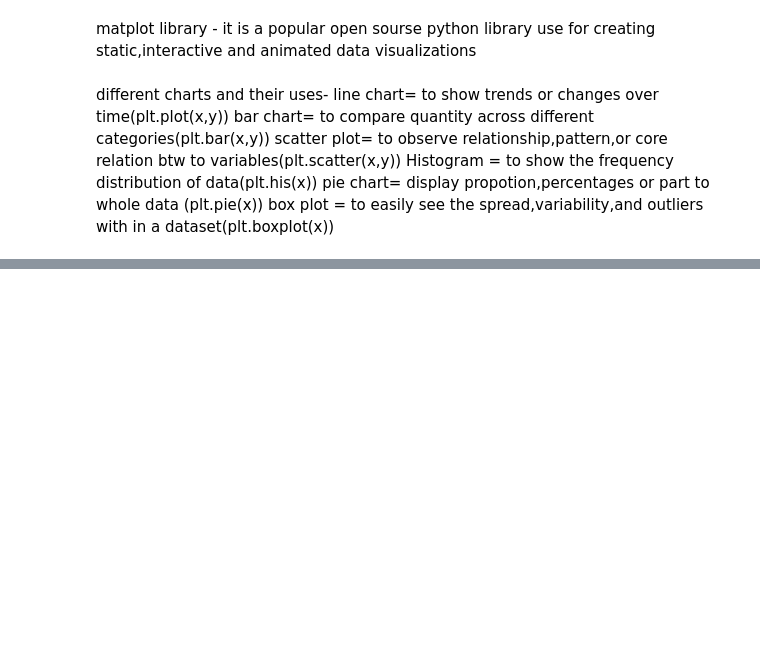
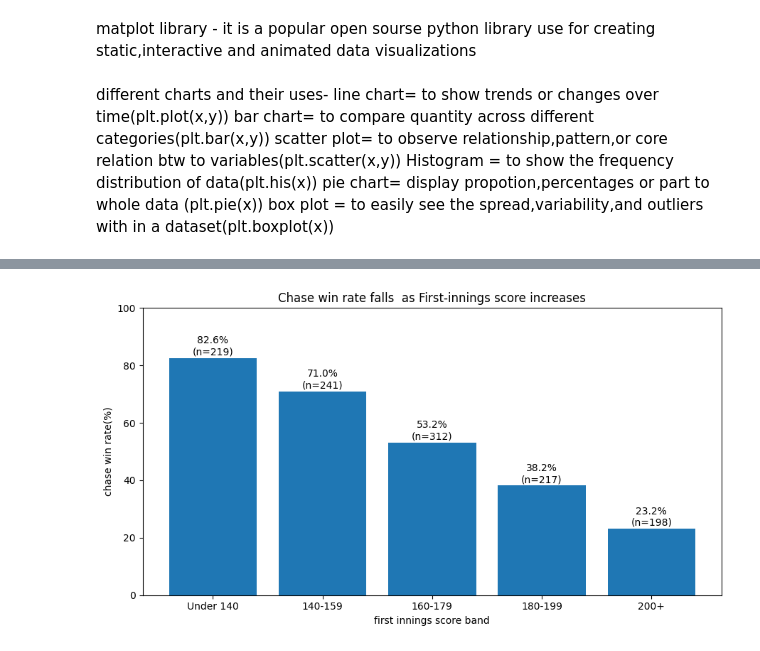
Before and after one commit to FathimaFarhana6852/ipl-cricket-analytics, a Jupyter notebook: notebooks/data_analysis.ipynb, the cells around one changed output, grey strips where cells are left out. Cells and saved outputs as stored; diff of their text form; code cells hidden in the pictures; blank space fills up the shorter version.

```diff
--- a/notebooks/data_analysis.ipynb
+++ b/notebooks/data_analysis.ipynb
@@ -916,0 +1097,25 @@ box plot = to easily see the spread,variability,and outliers with in a dataset(p
+# %%
+plt.figure(figsize=(9,5))
+bars=plt.bar(
+    chase_bands['score_band'],
+    chase_bands['chase_win_rate']
+)
+plt.title("Chase win rate falls  as First-innings score increases")
+plt.xlabel('first innings score band')
+plt.ylabel('chase win rate(%)')
+for bar,rate,n in zip(
+    bars,chase_bands['chase_win_rate'],
+    chase_bands['sample_size']):
+    plt.text(
+        bar.get_x()+ bar.get_width()/2,
+        bar.get_height()+1,
+        f"{rate}%\n(n={n})",
+        ha='center'
+    )
+plt.ylim(0,100)
+plt.tight_layout()
+plt.savefig("../reports/figures/chase_win_rate.png",
+            dpi=300,bbox_inches='tight')
+plt.show()
+# %% [output]
+[figure, added]
```
Also changed, not shown: parts of 15 cells of this notebook, 9 other files.
